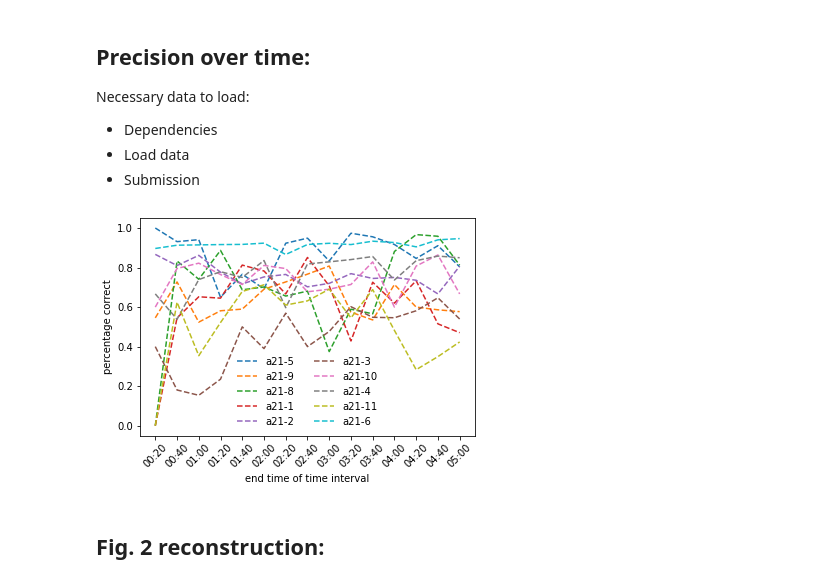
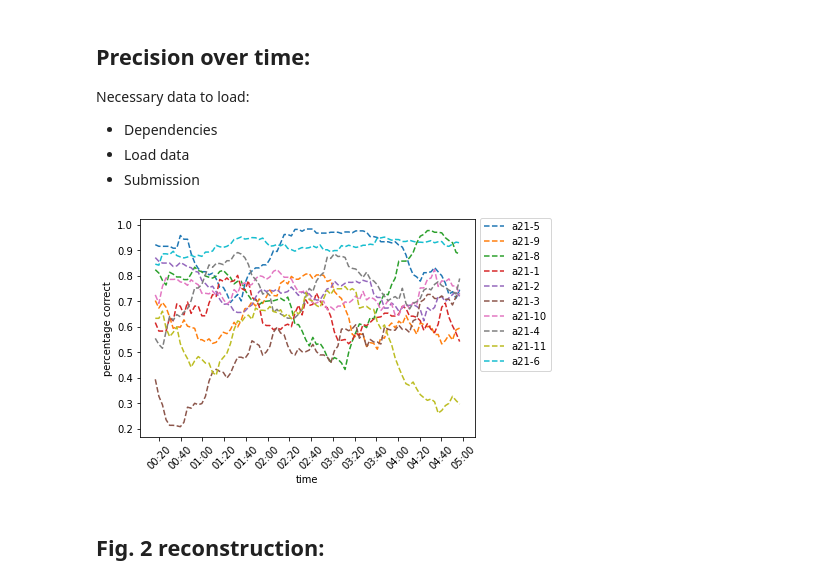
Before and after one commit to vGsteiger/VBS-Analysis, a Jupyter notebook: code/VBSEvaluation.ipynb, the cells around one changed output. Saved outputs shown, nothing was run; the diff lists cells and outputs as text; code cells hidden in the pictures.

```diff
--- a/code/VBSEvaluation.ipynb
+++ b/code/VBSEvaluation.ipynb
@@ -452,7 +452,7 @@ class Task:
             total = correct[i] + incorrect[i]
             # TODO: How to handle if there are no entries?
             if total == 0:
-                result_bins[i] = 0
+                result_bins[i] = 1
             else:
                 result_bins[i] = correct[i] / total
         return result_bins
@@ -479,43 +479,48 @@ Necessary data to load:
 - Load data
 - Submission
 # %%
-nr_bins = 15
+nr_bins = 100
 
 tasks = []
 task_names = []
 times = ['00:20', '00:40', '01:00', '01:20', '01:40', '02:00', '02:20', '02:40', '03:00', '03:20', '03:40', '04:00', '04:20', '04:40', '05:00']
 
 for t in data['tasks']:
     if t['description']['taskGroup']['name'] == 'AVS':
         task_names.append(t['description']['name'])
         task = Task(t['started'], t['ended'], t['duration'], t['position'], t['uid'], t['description']['taskGroup']['name'])
         for s in t['submissions']:
             task.add_submission(s['memberId'], s['status'], s['teamId'], s['uid'], s['timestamp'], s['item']['name'])
         tasks.append(task)
 
 bins = []
 
 for t in tasks:
     calculated_bin = t.get_bins(nr_bins)
     bins.append(calculated_bin)
 
 average_bin = [0] * len(bins[0])
 for b in bins:
     average_bin = [x + y for x, y in zip(average_bin, b)]
 average_bin = [x / len(bins) for x in average_bin]
 
 transposed_list = list(map(list, zip(*bins)))
 
-for i in range(len(bins)):
-    plt.plot(times,bins[i],label = '%s'%task_names[i], linestyle='dashed')
+sl = 15
+
+
+for i, b in enumerate(bins):
+    df = pd.Series(b).to_frame()
+    rolling_average = df.rolling(sl).mean()
+    plt.plot([i for i in range(nr_bins)],rolling_average,label = '%s'%task_names[i], linestyle='dashed')
 
 plt.ylabel('percentage correct')
-plt.xlabel('end time of time interval')
-plt.xticks(rotation=45)
-plt.legend(frameon=False, loc='lower center', ncol=2)
+plt.xlabel('time')
+plt.xticks(np.linspace(sl, nr_bins, num=len(times)), times, rotation=45)
+plt.legend(bbox_to_anchor=(1, 1.03), loc='upper left')
 plt.savefig('figs/precision_over_time.pdf', format='pdf', bbox_inches="tight")
 # %% [output]
-[figure, old version]
+[figure, new version]
 # %% [markdown]
 ## Fig. 2 reconstruction:
 # %%
```
Also changed, not shown: parts of 3 cells of this notebook, 4 other files.
